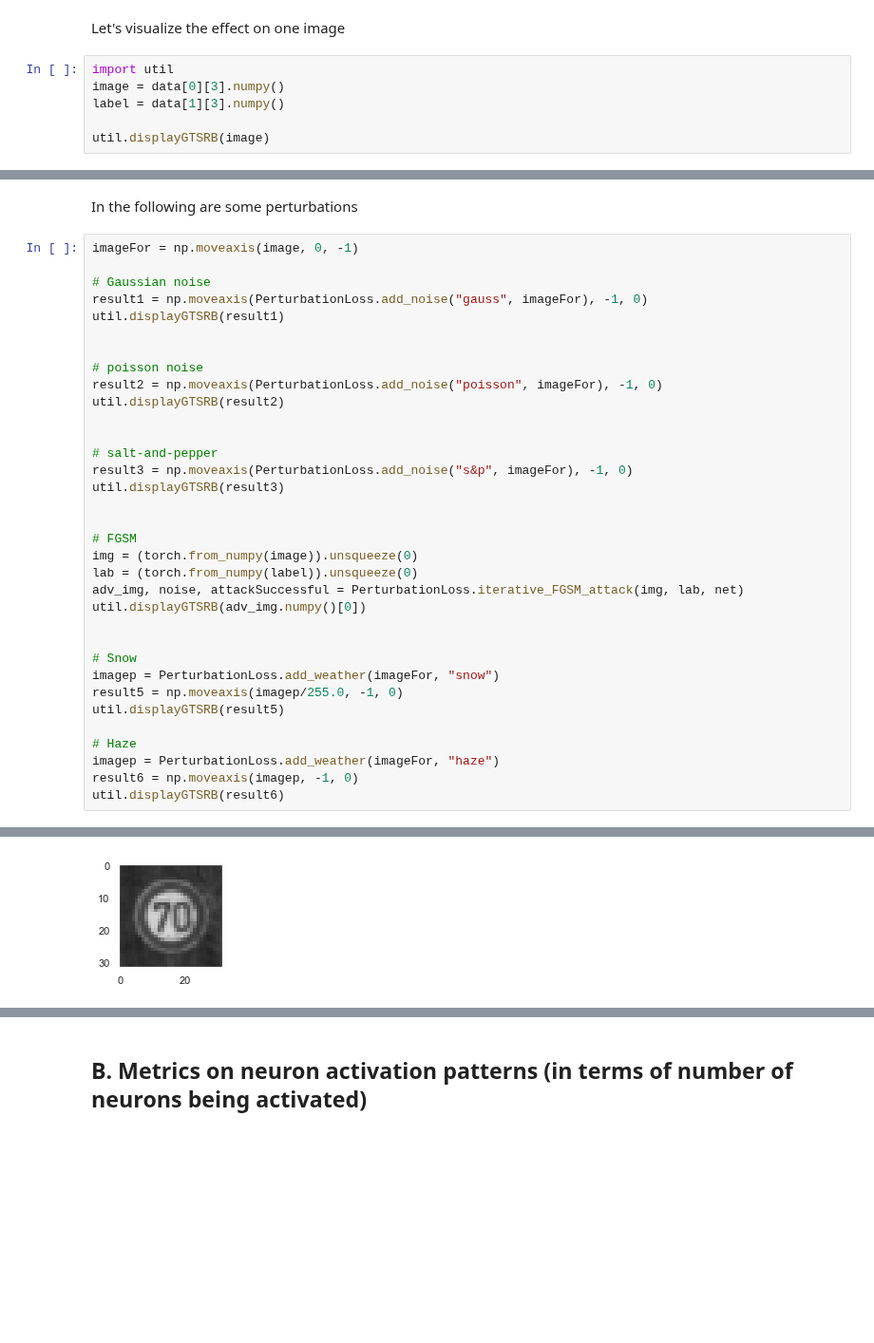
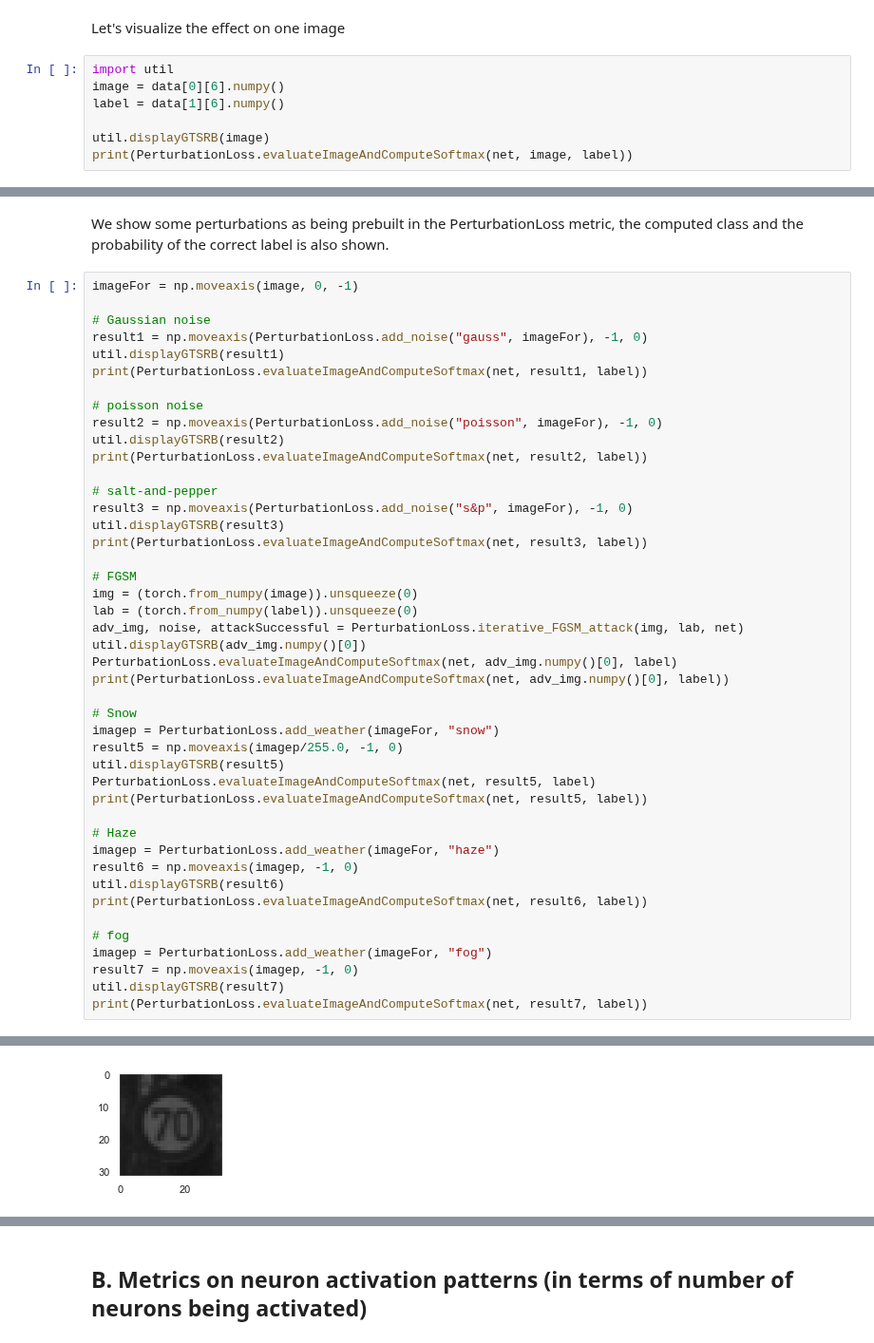
Before and after one commit to dependable-ai/nn-dependability-kit, a Jupyter notebook: GTSRB_AdditionalMetrics.ipynb, the cells around one changed output, grey strips where cells are left out. Shown at 95% size. Saved outputs shown, nothing was run; the diff lists cells and outputs as text; blank space fills up the shorter version.

```diff
--- a/GTSRB_AdditionalMetrics.ipynb
+++ b/GTSRB_AdditionalMetrics.ipynb
@@ -316,8 +316,9 @@ metric1.printMetricQuantity("AVERAGE_LOSS")
 Let's visualize the effect on one image
 # %%
 import util
-image = data[0][3].numpy()
-label = data[1][3].numpy()
+image = data[0][6].numpy()
+label = data[1][6].numpy()
 
 util.displayGTSRB(image)
+print(PerturbationLoss.evaluateImageAndComputeSoftmax(net, image, label))
 # %% [output]
@@ -325,37 +327,47 @@ util.displayGTSRB(image)
-# %% [markdown]
-In the following are some perturbations
+# %% [markdown]
+We show some perturbations as being prebuilt in the PerturbationLoss metric, the computed class and the probability of the correct label is also shown.
 # %%
 imageFor = np.moveaxis(image, 0, -1)
 
 # Gaussian noise
 result1 = np.moveaxis(PerturbationLoss.add_noise("gauss", imageFor), -1, 0)
 util.displayGTSRB(result1)
-
+print(PerturbationLoss.evaluateImageAndComputeSoftmax(net, result1, label))
 
 # poisson noise
 result2 = np.moveaxis(PerturbationLoss.add_noise("poisson", imageFor), -1, 0)
 util.displayGTSRB(result2)
-
+print(PerturbationLoss.evaluateImageAndComputeSoftmax(net, result2, label))
 
 # salt-and-pepper
 result3 = np.moveaxis(PerturbationLoss.add_noise("s&p", imageFor), -1, 0)
 util.displayGTSRB(result3)
-
+print(PerturbationLoss.evaluateImageAndComputeSoftmax(net, result3, label))
 
 # FGSM
 img = (torch.from_numpy(image)).unsqueeze(0)
 lab = (torch.from_numpy(label)).unsqueeze(0)
 adv_img, noise, attackSuccessful = PerturbationLoss.iterative_FGSM_attack(img, lab, net)
 util.displayGTSRB(adv_img.numpy()[0])
-
+PerturbationLoss.evaluateImageAndComputeSoftmax(net, adv_img.numpy()[0], label)
+print(PerturbationLoss.evaluateImageAndComputeSoftmax(net, adv_img.numpy()[0], label))
 
 # Snow
 imagep = PerturbationLoss.add_weather(imageFor, "snow")
 result5 = np.moveaxis(imagep/255.0, -1, 0)
 util.displayGTSRB(result5)
+PerturbationLoss.evaluateImageAndComputeSoftmax(net, result5, label)
+print(PerturbationLoss.evaluateImageAndComputeSoftmax(net, result5, label))
 
 # Haze
 imagep = PerturbationLoss.add_weather(imageFor, "haze")
 result6 = np.moveaxis(imagep, -1, 0)
 util.displayGTSRB(result6)
+print(PerturbationLoss.evaluateImageAndComputeSoftmax(net, result6, label))
+
+# fog
+imagep = PerturbationLoss.add_weather(imageFor, "fog")
+result7 = np.moveaxis(imagep, -1, 0)
+util.displayGTSRB(result7)
+print(PerturbationLoss.evaluateImageAndComputeSoftmax(net, result7, label))
 # %% [output]
@@ -366,2 +385,2 @@ util.displayGTSRB(result6)
-[figure, old version]
+[figure, new version]
 [figure]
```
Also changed, not shown: parts of 10 cells of this notebook, 1 other file.
